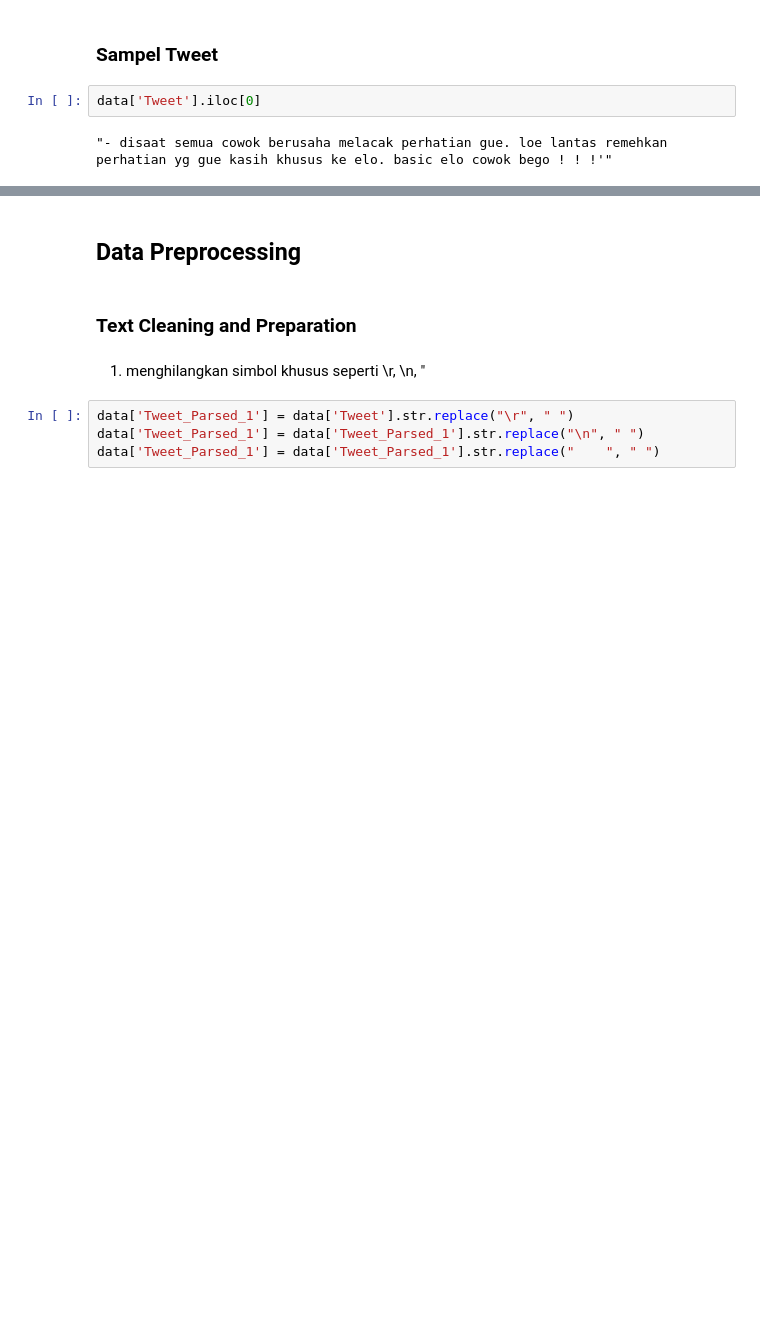
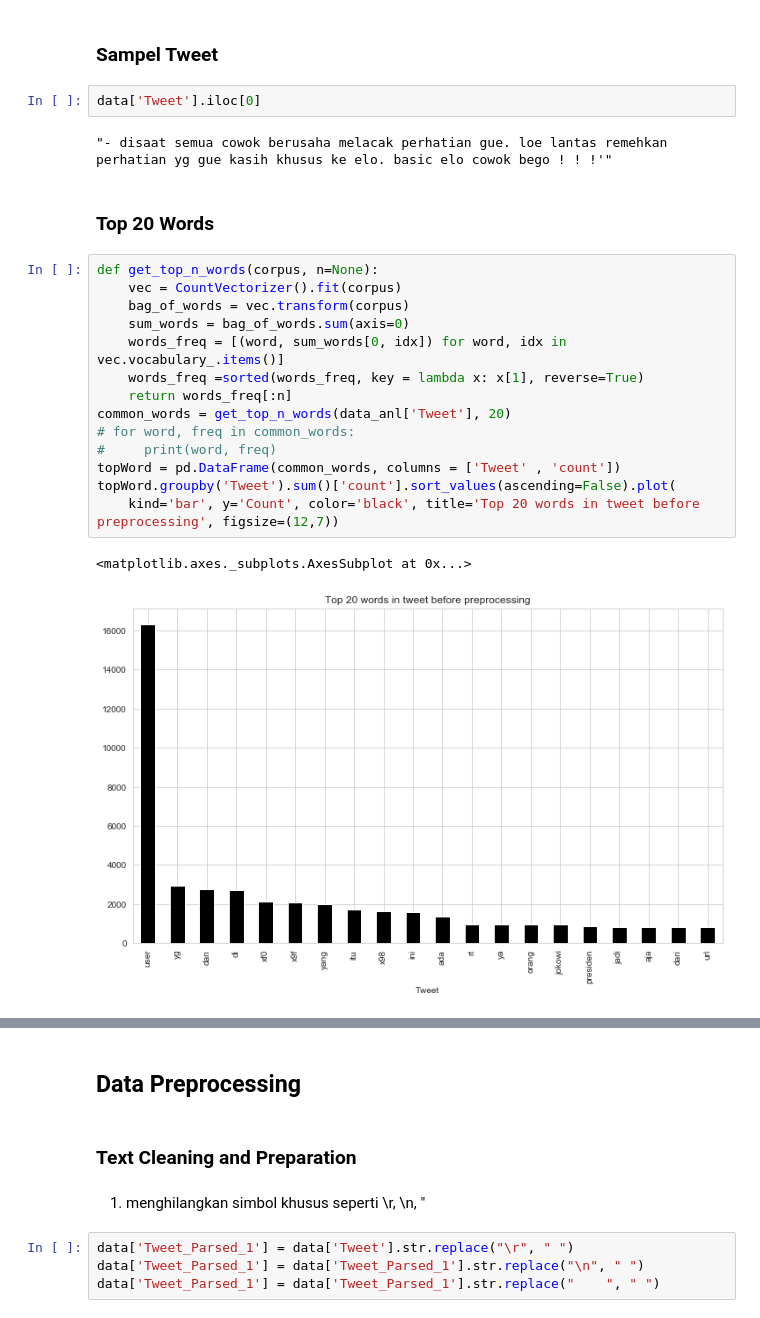
Before and after one commit to rahmatttt/Indonesian-Hate-Speech-Multilabel-Text-Classification, a Jupyter notebook: Data Analysis & Preprocessing.ipynb, the cells around one changed output, grey strips where cells are left out. Cells and saved outputs as stored; diff of their text form; blank space fills up the shorter version.

```diff
--- a/Data Analysis & Preprocessing.ipynb
+++ b/Data Analysis & Preprocessing.ipynb
@@ -85,3 +120,22 @@ sns.distplot(news_length['News_length']).set_title('Distribusi Panjang Tweet');
 data['Tweet'].iloc[0]
 # %% [output]
 "- disaat semua cowok berusaha melacak perhatian gue. loe lantas remehkan perhatian yg gue kasih khusus ke elo. basic elo cowok bego ! ! !'"
+# %% [markdown]
+### Top 20 Words
+# %%
+def get_top_n_words(corpus, n=None):
+    vec = CountVectorizer().fit(corpus)
+    bag_of_words = vec.transform(corpus)
+    sum_words = bag_of_words.sum(axis=0)
+    words_freq = [(word, sum_words[0, idx]) for word, idx in vec.vocabulary_.items()]
+    words_freq =sorted(words_freq, key = lambda x: x[1], reverse=True)
+    return words_freq[:n]
+common_words = get_top_n_words(data_anl['Tweet'], 20)
+# for word, freq in common_words:
+#     print(word, freq)
+topWord = pd.DataFrame(common_words, columns = ['Tweet' , 'count'])
+topWord.groupby('Tweet').sum()['count'].sort_values(ascending=False).plot(
+    kind='bar', y='Count', color='black', title='Top 20 words in tweet before preprocessing', figsize=(12,7))
+# %% [output]
+<matplotlib.axes._subplots.AxesSubplot at 0x...>
+[figure, added]
```
Also changed, not shown: parts of 36 cells of this notebook, 1 other file.
